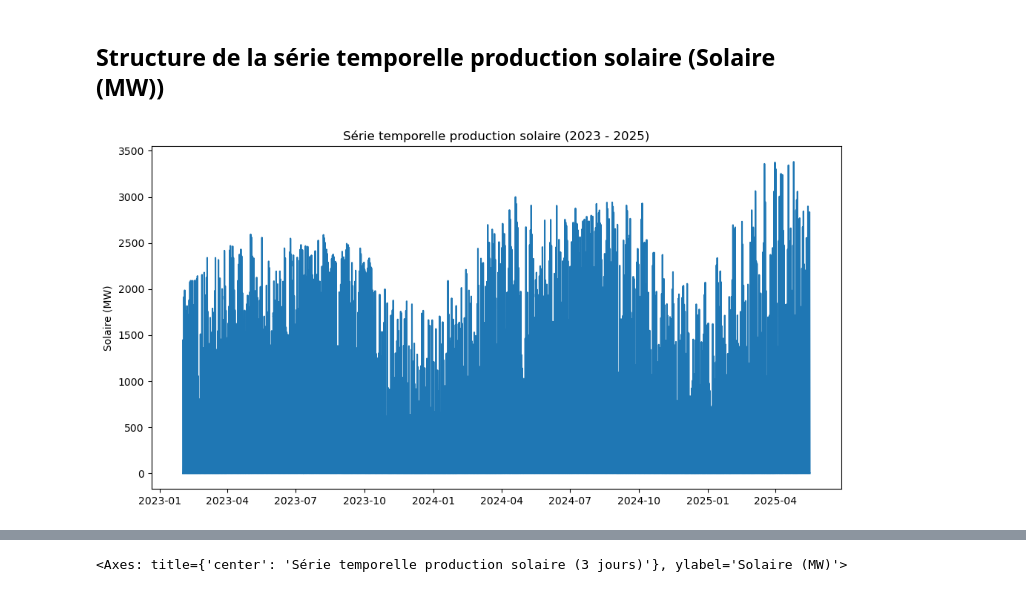
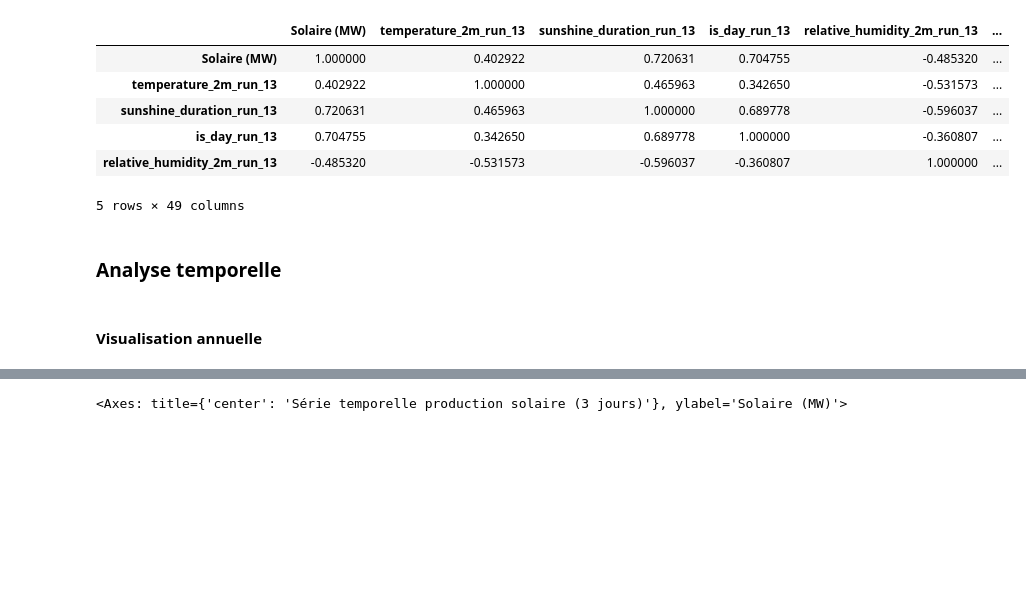
Before and after one commit to Simonsns/solar_prediction, a Jupyter notebook: notebooks/01_data_exploration.ipynb, the cells around one changed output, grey strips where cells are left out. Drawn from its saved outputs; the diff is of its cells as text; code cells hidden in the pictures; blank space fills up the shorter version.

```diff
--- a/notebooks/01_data_exploration.ipynb
+++ b/notebooks/01_data_exploration.ipynb
@@ -47,0 +226,26 @@ print(df["Solaire (MW)"].isna().sum())
+# %%
+def corr_viz(df: pd.DataFrame) -> pd.DataFrame:
+
+    """_summary_
+
+    Args:
+        df (pd.DataFrame): _description_
+
+    Returns:
+        pd.DataFrame: _description_
+    """
+
+    corr_matrix = df.corr(method="pearson")
+
+    return corr_matrix
+# %%
+corr_matrix = corr_viz(df)
+corr_matrix.head()
+# %% [output]
+|  | Solaire (MW) | temperature_2m_run_13 | sunshine_duration_run_13 | is_day_run_13 | relative_humidity_2m_run_13 | ... |
+| Solaire (MW) | 1.000000 | 0.402922 | 0.720631 | 0.704755 | -0.485320 | ... |
+| temperature_2m_run_13 | 0.402922 | 1.000000 | 0.465963 | 0.342650 | -0.531573 | ... |
+| sunshine_duration_run_13 | 0.720631 | 0.465963 | 1.000000 | 0.689778 | -0.596037 | ... |
+| is_day_run_13 | 0.704755 | 0.342650 | 0.689778 | 1.000000 | -0.360807 | ... |
+| relative_humidity_2m_run_13 | -0.485320 | -0.531573 | -0.596037 | -0.360807 | 1.000000 | ... |
+5 rows × 49 columns
@@ -48,10 +254,4 @@ print(df["Solaire (MW)"].isna().sum())
 # %% [markdown]
-## Structure de la série temporelle production solaire (Solaire (MW))
+### Analyse temporelle
-# %%
-fig = plt.figure(figsize=(12, 6))
-plt.title("Série temporelle production solaire (2023 - 2025)")
-solar_ts = df["Solaire (MW)"]
-sns.lineplot(solar_ts)
-plt.show()
-# %% [output]
-[figure, removed]
+# %% [markdown]
+#### Visualisation annuelle
```
Also changed, not shown: parts of 33 cells of this notebook.
